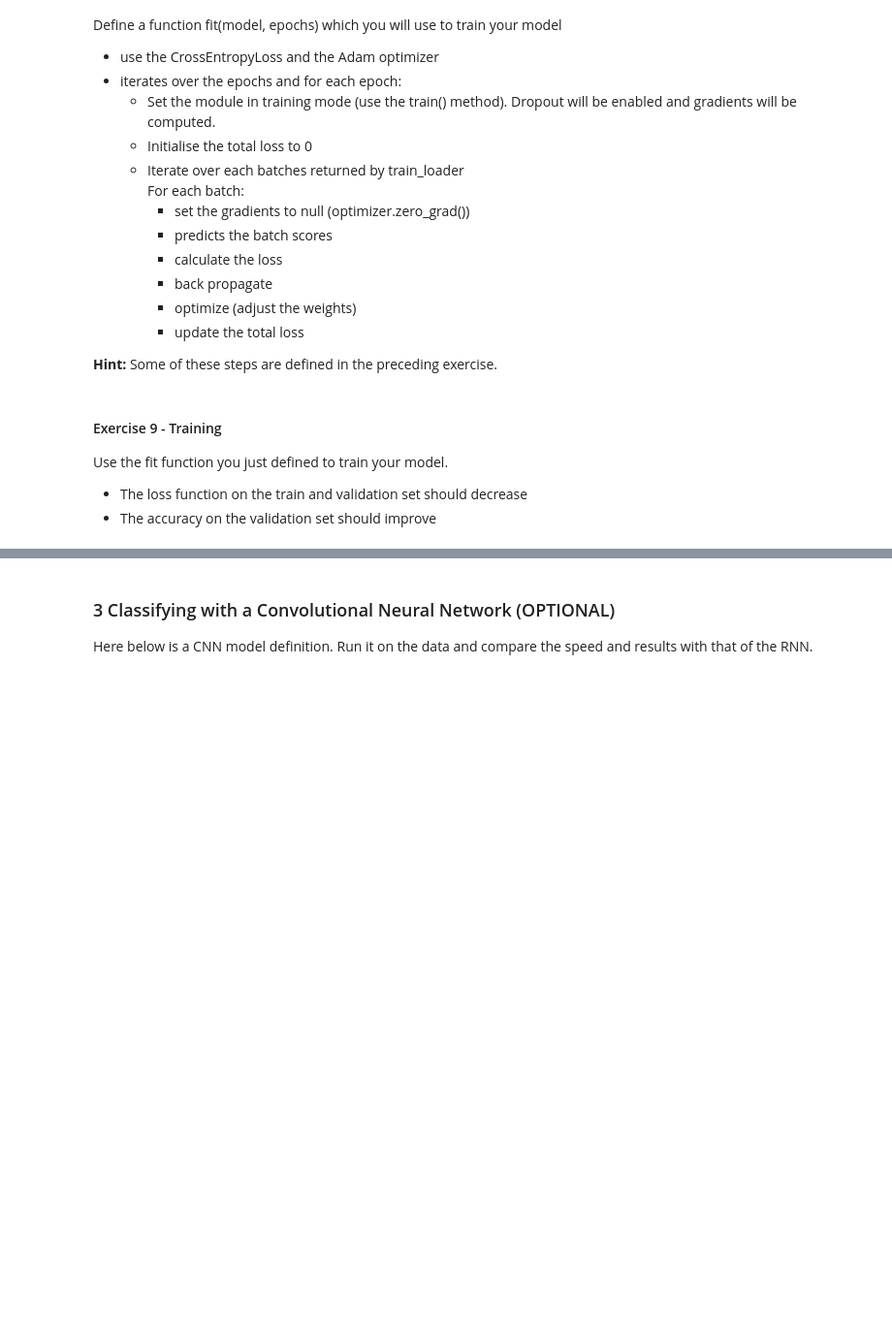
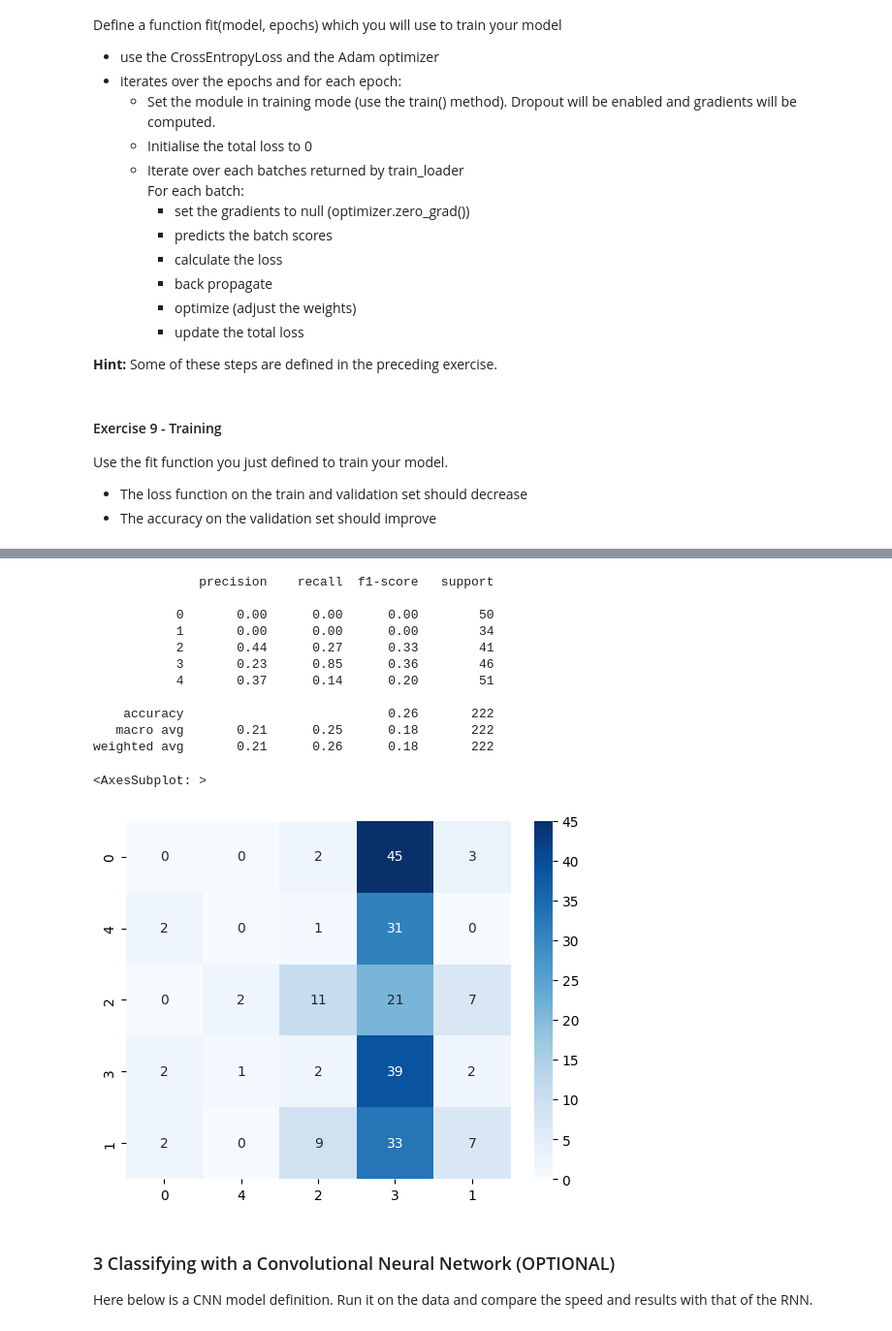
Before and after one commit to ClementineBleuze/m1-data-science-td, a Jupyter notebook: class14-neural-classification/14_X_neural_classification.ipynb, the cells around one changed output, grey strips where cells are left out. Shown at 97% size. Saved outputs shown, nothing was run; the diff lists cells and outputs as text; code cells hidden in the pictures; blank space fills up the shorter version.

```diff
--- a/class14-neural-classification/14_X_neural_classification.ipynb
+++ b/class14-neural-classification/14_X_neural_classification.ipynb
@@ -383,8 +395,10 @@ class RNN(nn.Module):
         # effectively the same as with drop.squeeze(0)
         return self.decision(drop.view(x.size(0), -1))
 
-rnn_model = RNN(vocab_size = len(tokens2int), embed_size = 64,
-                hidden_size = 128, num_classes=len(df.labels.unique()))
+rnn_model = RNN(vocab_size = len(tokens2int),
+                embed_size = 64,
+                hidden_size = 128,
+                num_classes=len(df.labels.unique()))
 device = torch.device('cpu')
 rnn_model.to(device)
 # %% [output]
@@ -459,7 +473,7 @@ Define a function fit(model, epochs) which you will use to train your model
 
 **Hint:** Some of these steps are defined in the preceding exercise.
 # %%
-def fit(model, train_loader, epochs):
+def fit(model, epochs):
 
     # define the loss
     criterion = nn.CrossEntropyLoss()
@@ -532,0 +547,3 @@ perf(rnn_model, valid_loader)
+# %%
+# train a second time
+fit(rnn_model, epochs = 5)
@@ -533,3 +566,37 @@ perf(rnn_model, valid_loader)
+# %%
+from sklearn.metrics import classification_report, confusion_matrix
+import seaborn as sns
+
+# predict the labels for the validation set
+y_pred = []
+y_true = []
+with torch.no_grad():
+    for x, y in valid_loader:
+        y_scores = rnn_model(x)
+        y_pred.extend(torch.max(y_scores, 1)[1].tolist())
+        y_true.extend(y.tolist())
+
+# print the classification report
+print(classification_report(y_true, y_pred))
+
+# print the confusion matrix
+cm = confusion_matrix(y_true, y_pred)
+# heatmap
+sns.heatmap(cm, annot=True, fmt="d", cmap="Blues", xticklabels=df.labels.unique(), yticklabels=df.labels.unique())
+# %% [output]
+              precision    recall  f1-score   support
+
+           0       0.00      0.00      0.00        50
+           1       0.00      0.00      0.00        34
+           2       0.44      0.27      0.33        41
+           3       0.23      0.85      0.36        46
+           4       0.37      0.14      0.20        51
+
+    accuracy                           0.26       222
+   macro avg       0.21      0.25      0.18       222
+weighted avg       0.21      0.26      0.18       222
+<AxesSubplot: >
+[figure, added]
 # %% [markdown]
 ### 3 Classifying with a Convolutional Neural Network (OPTIONAL)
 
```
Also changed, not shown: parts of 14 cells of this notebook, 3 other files.
